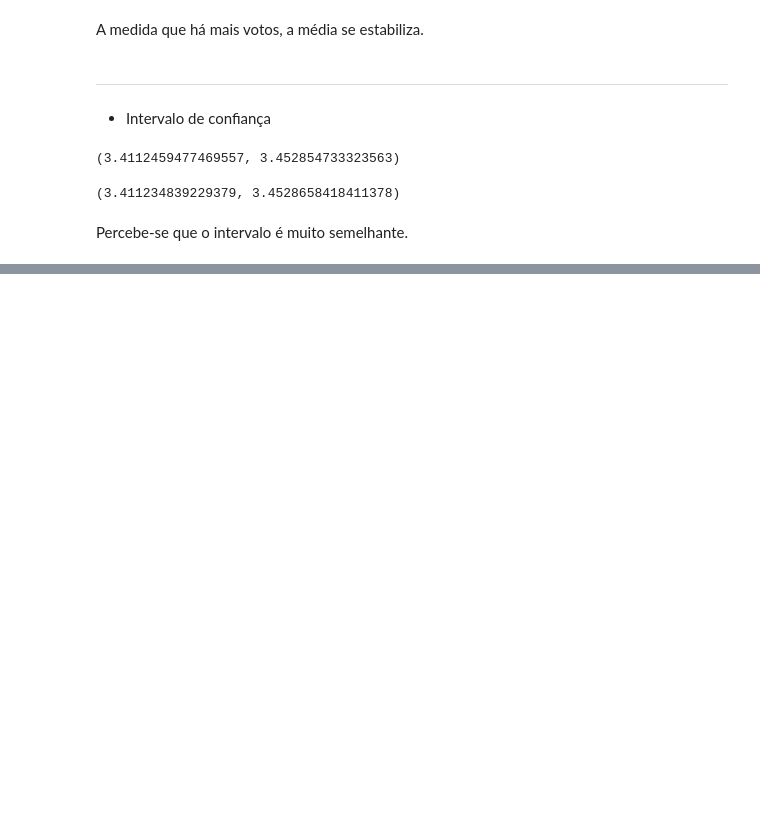
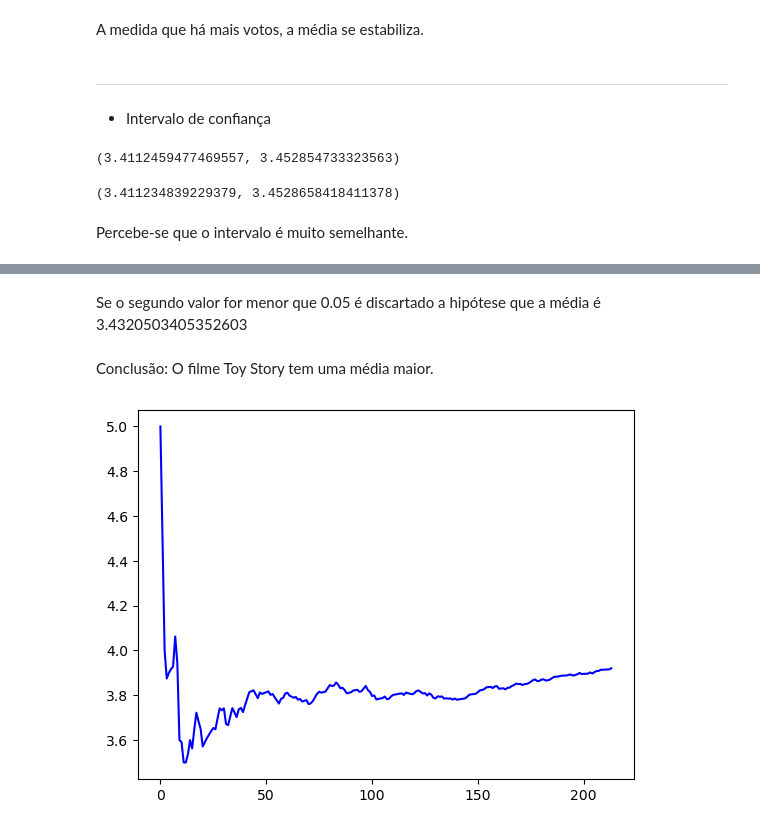
Before and after one commit to Marcus-Bernard0/data_science_alura, a Jupyter notebook: 11 - Testes estatísticos/Projeto.ipynb, the cells around one changed output, grey strips where cells are left out. Cells and saved outputs as stored; diff of their text form; code cells hidden in the pictures; blank space fills up the shorter version.

```diff
--- a/11 - Testes estatísticos/Projeto.ipynb
+++ b/11 - Testes estatísticos/Projeto.ipynb
@@ -467,0 +512,14 @@ Percebe-se que o intervalo é muito semelhante.
+# %% [markdown]
+Se o segundo valor for menor que 0.05 é discartado a hipótese que a média é 3.4320503405352603
+# %% [markdown]
+Conclusão: O filme Toy Story tem uma média maior.
+# %%
+np.random.seed(75241)
+temp = dfNotas1.sample(frac=1).rating
+
+medias = [temp[0:i].mean() for i in range(1, len(temp))]
+
+plt.plot(medias, color ='blue')
+plt.show()
+# %% [output]
+[figure, added]
```
Also changed, not shown: parts of 42 cells of this notebook.
